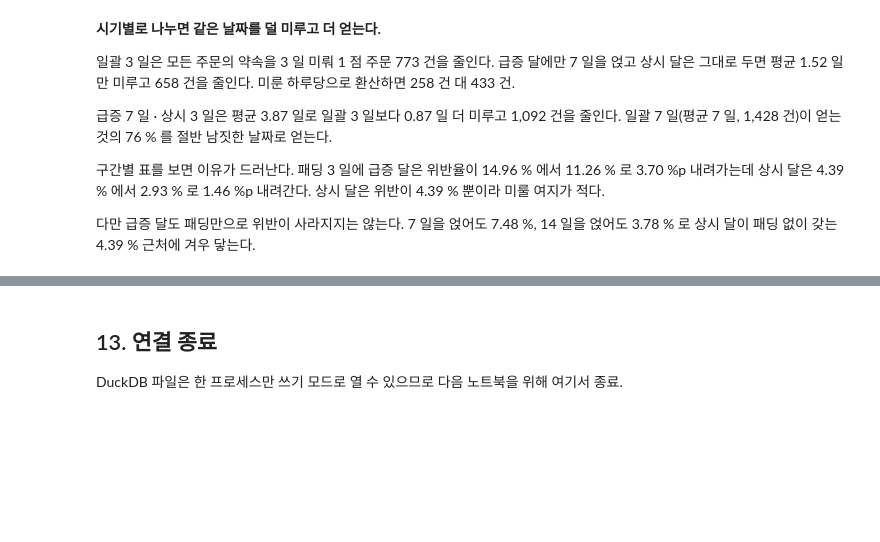
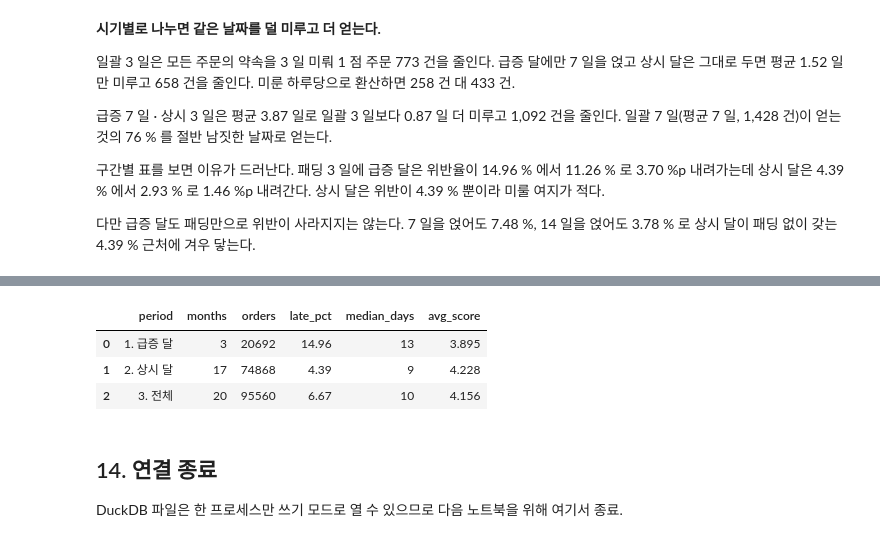
Before and after one commit to wlstjd1011/Olist-data-analyze, a Jupyter notebook: notebooks/06_delivery_expectation.ipynb, the cells around one changed output, grey strips where cells are left out. Drawn from its saved outputs; the diff is of its cells as text; code cells hidden in the pictures; blank space fills up the shorter version.

```diff
--- a/notebooks/06_delivery_expectation.ipynb
+++ b/notebooks/06_delivery_expectation.ipynb
@@ -2341,5 +2350,64 @@ plt.show()
+# %%
+import os
+
+os.makedirs('../exports', exist_ok=True)
+
+con.execute("""
+COPY (
+    WITH s AS (
+        SELECT customer_state,
+               MEDIAN(delivery_days) AS median_days
+        FROM delivery_review
+        GROUP BY customer_state
+    )
+    SELECT d.order_id,
+           d.customer_state,
+           d.customer_city,
+           CASE WHEN s.median_days <= 10 THEN '1. 빠른 주'
+                WHEN s.median_days <= 16 THEN '2. 중간 주'
+                ELSE                          '3. 느린 주' END AS speed_group,
+           s.median_days                          AS state_median_days,
+           d.month,
+           d.period,
+           d.delivery_days,
+           d.delivery_days - d.days_vs_promise    AS promise_days,
+           d.days_vs_promise,
+           d.days_vs_promise > 0                  AS late,
+           d.review_score
+    FROM delivery_period AS d
+    JOIN s USING (customer_state)
+    ORDER BY d.order_id
+) TO '../exports/06_delivery_orders.csv' (HEADER, DELIMITER ',')
+""")
+
+con.execute("""
+WITH f AS (SELECT * FROM read_csv_auto('../exports/06_delivery_orders.csv'))
+SELECT period,
+       COUNT(DISTINCT month)                               AS months,
+       COUNT(*)                                            AS orders,
+       ROUND(100.0 * COUNT(*) FILTER (late) / COUNT(*), 2) AS late_pct,
+       CAST(MEDIAN(delivery_days) AS BIGINT)               AS median_days,
+       ROUND(AVG(review_score), 3)                         AS avg_score
+FROM f
+GROUP BY period
+
+UNION ALL
+SELECT '3. 전체',
+       COUNT(DISTINCT month), COUNT(*),
+       ROUND(100.0 * COUNT(*) FILTER (late) / COUNT(*), 2),
+       CAST(MEDIAN(delivery_days) AS BIGINT),
+       ROUND(AVG(review_score), 3)
+FROM f
+
+ORDER BY period
+""").df()
+# %% [output]
+|  | period | months | orders | late_pct | median_days | avg_score |
+| 0 | 1. 급증 달 | 3 | 20692 | 14.96 | 13 | 3.895 |
+| 1 | 2. 상시 달 | 17 | 74868 | 4.39 | 9 | 4.228 |
+| 2 | 3. 전체 | 20 | 95560 | 6.67 | 10 | 4.156 |
 # %% [markdown]
-## 13. 연결 종료
+## 14. 연결 종료
 
 DuckDB 파일은 한 프로세스만 쓰기 모드로 열 수 있으므로 다음 노트북을 위해 여기서 종료.
 # %%
```
Also changed, not shown: parts of 24 cells of this notebook, 5 other files.
